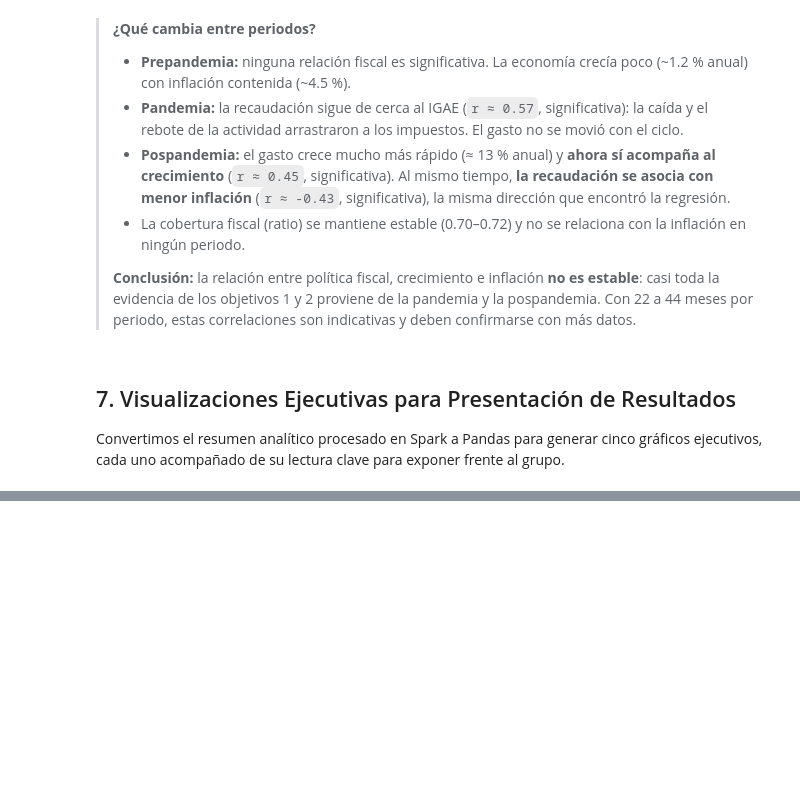
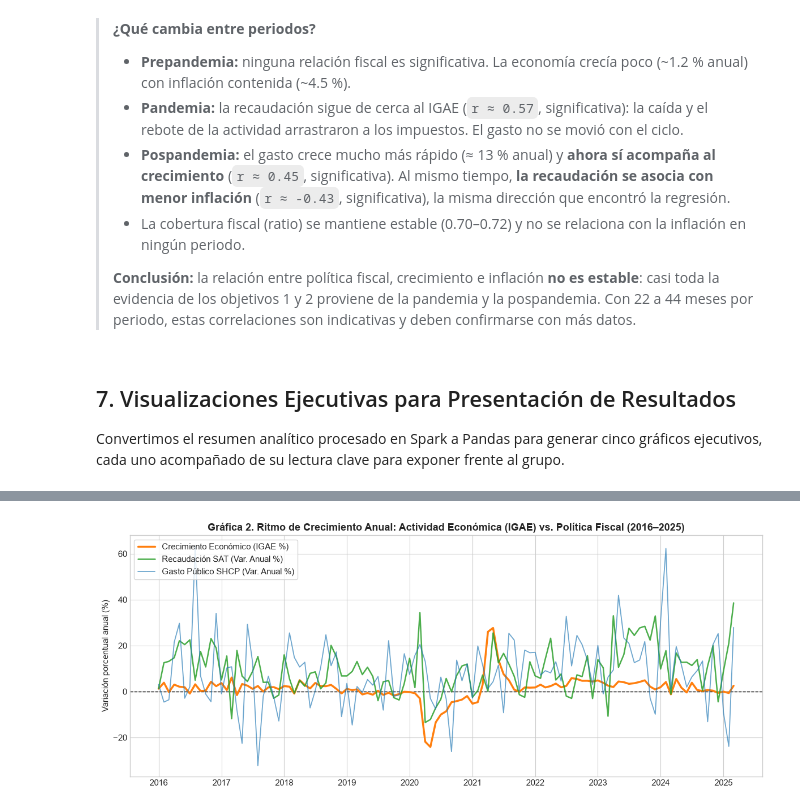
Before and after one commit to lunatix/Integrador-PGBD-26A, a Jupyter notebook: notebooks/02_analisis_dataset_maestro_final.ipynb, the cells around one changed output, grey strips where cells are left out. Cells and saved outputs as stored; diff of their text form; code cells hidden in the pictures; blank space fills up the shorter version.

```diff
--- a/notebooks/02_analisis_dataset_maestro_final.ipynb
+++ b/notebooks/02_analisis_dataset_maestro_final.ipynb
@@ -925,0 +954,17 @@ Para mantener limpio el entorno de trabajo, liberamos los datos guardados en mem
+# %%
+# --- GRÁFICA 2: Tasas de variación anual: IGAE vs. Recaudación y Gasto ---
+pdf_tasas_graf = pdf_graf.dropna(subset=['igae_var_anual_pct', 'sat_var_anual_pct', 'gasto_var_anual_pct'])
+
+fig, ax = plt.subplots(figsize=(12, 5))
+ax.axhline(0, color='black', linewidth=1, linestyle='--')
+ax.plot(pdf_tasas_graf['fecha'], pdf_tasas_graf['igae_var_anual_pct'], label='Crecimiento Económico (IGAE %)', color='#ff7f0e', linewidth=2.5)
+ax.plot(pdf_tasas_graf['fecha'], pdf_tasas_graf['sat_var_anual_pct'], label='Recaudación SAT (Var. Anual %)', color='#2ca02c', linewidth=1.8, alpha=0.85)
+ax.plot(pdf_tasas_graf['fecha'], pdf_tasas_graf['gasto_var_anual_pct'], label='Gasto Público SHCP (Var. Anual %)', color='#1f77b4', linewidth=1.3, alpha=0.65)
+
+ax.set_title('Gráfica 2. Ritmo de Crecimiento Anual: Actividad Económica (IGAE) vs. Política Fiscal (2016–2025)', fontsize=13, fontweight='bold')
+ax.set_ylabel('Variación porcentual anual (%)')
+ax.legend(loc='upper left', frameon=True)
+plt.tight_layout()
+plt.show()
+# %% [output]
+[figure, added]
```
Also changed, not shown: parts of 41 cells of this notebook.
